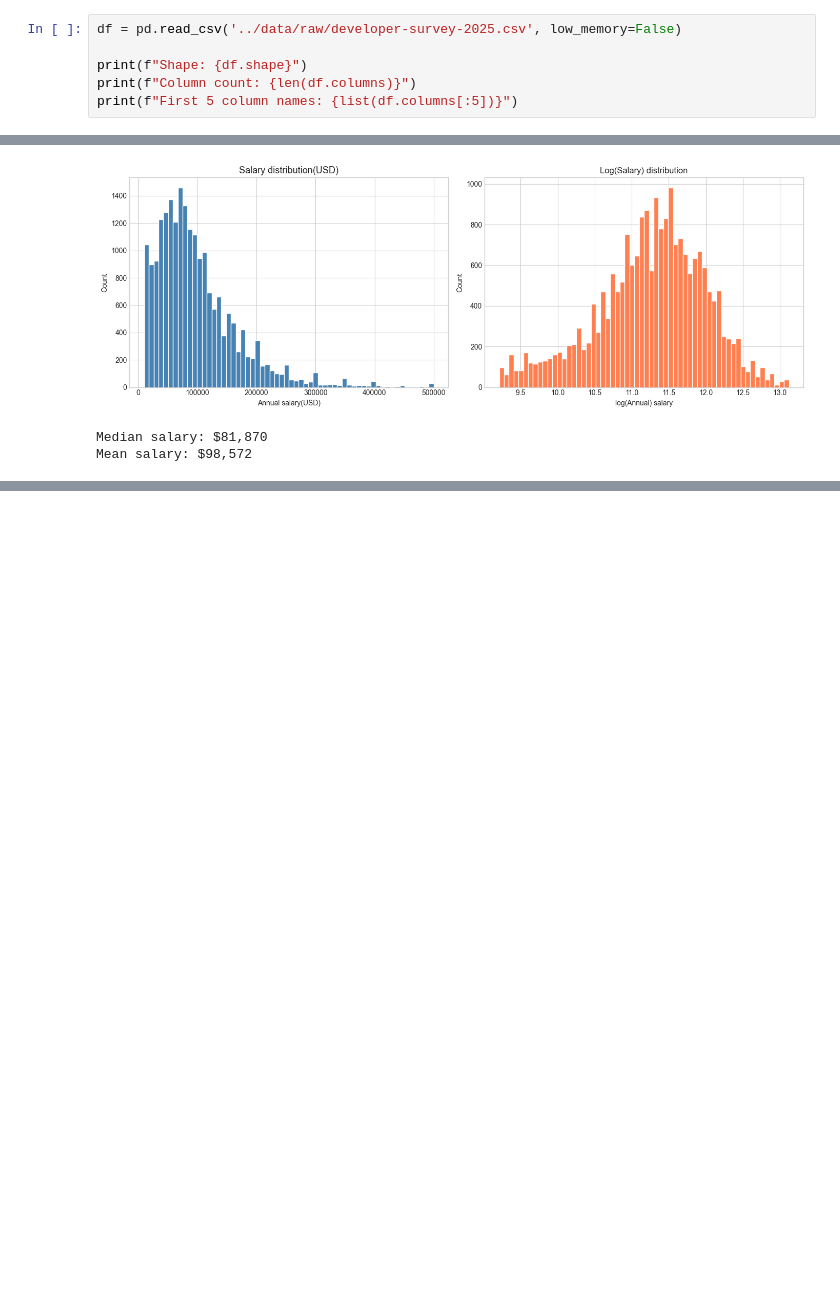
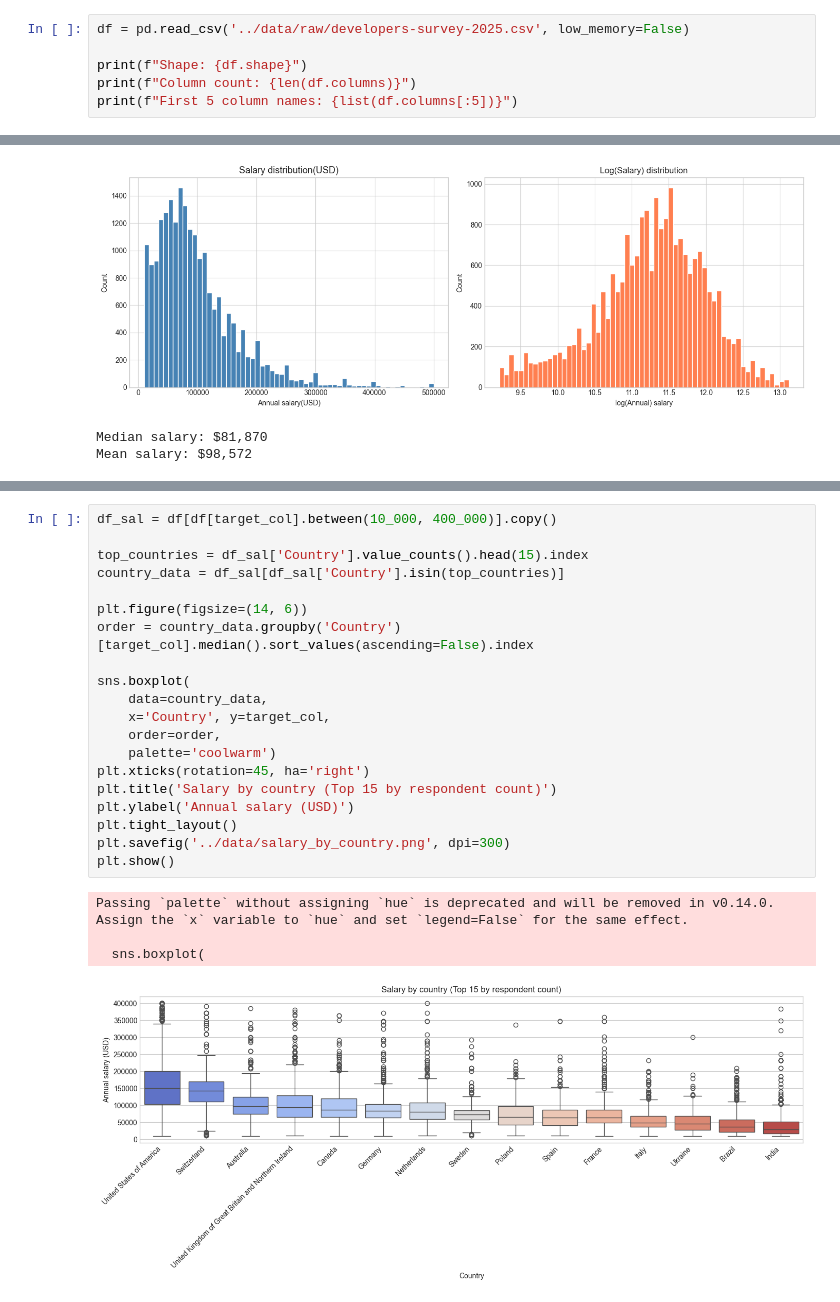
Before and after one commit to GathirwaNicholus/dev_salary_stackOverflow, a Jupyter notebook: notebooks/01_eda.ipynb, the cells around one changed output, grey strips where cells are left out. Saved outputs shown, nothing was run; the diff lists cells and outputs as text; blank space fills up the shorter version.

```diff
--- a/notebooks/01_eda.ipynb
+++ b/notebooks/01_eda.ipynb
@@ -9,7 +9,7 @@ pd.set_option('display.max_colwidth', 80)
 
 plt.style.use('seaborn-v0_8-whitegrid')
 # %%
-df = pd.read_csv('../data/raw/developer-survey-2025.csv', low_memory=False)
+df = pd.read_csv('../data/raw/developers-survey-2025.csv', low_memory=False)
 
 print(f"Shape: {df.shape}")
 print(f"Column count: {len(df.columns)}")
@@ -78,0 +120,25 @@ features = ['Country', 'YearsCodePro', 'Edlevel', 'Employment', 'LanguageHaveWor
+# %%
+df_sal = df[df[target_col].between(10_000, 400_000)].copy()
+
+top_countries = df_sal['Country'].value_counts().head(15).index
+country_data = df_sal[df_sal['Country'].isin(top_countries)]
+
+plt.figure(figsize=(14, 6))
+order = country_data.groupby('Country')[target_col].median().sort_values(ascending=False).index
+
+sns.boxplot(
+    data=country_data,
+    x='Country', y=target_col,
+    order=order,
+    palette='coolwarm')
+plt.xticks(rotation=45, ha='right')
+plt.title('Salary by country (Top 15 by respondent count)')
+plt.ylabel('Annual salary (USD)')
+plt.tight_layout()
+plt.savefig('../data/salary_by_country.png', dpi=300)
+plt.show()
+# %% [output]
+Passing `palette` without assigning `hue` is deprecated and will be removed in v0.14.0. Assign the `x` variable to `hue` and set `legend=False` for the same effect.
+
+  sns.boxplot(
+[figure, added]
```
Also changed, not shown: parts of 7 cells of this notebook, 5 other files.
